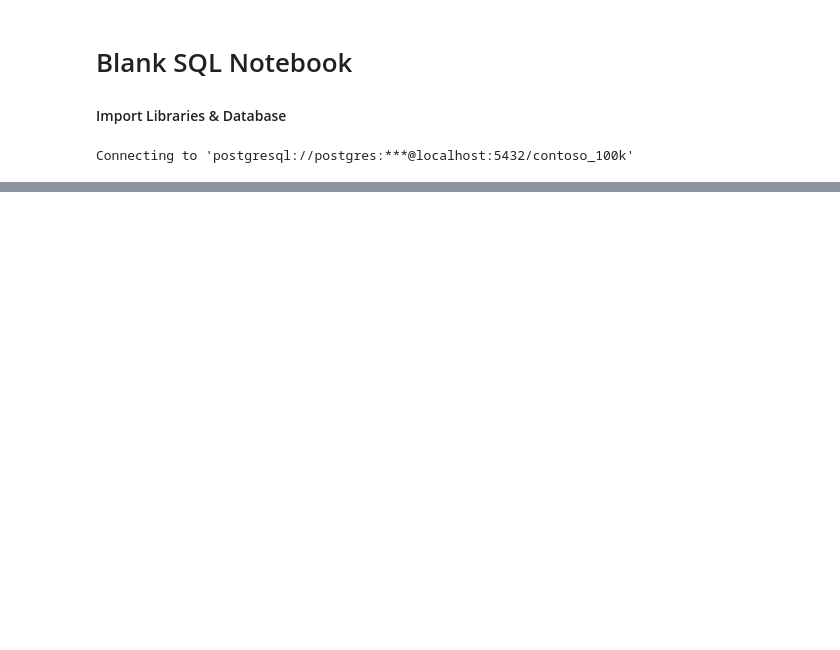
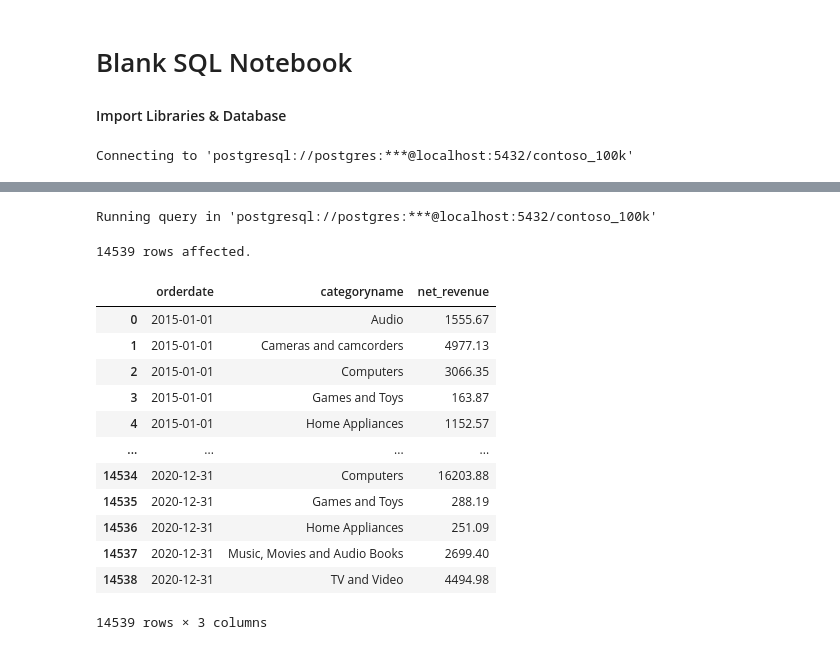
Before and after one commit to mose364/Hands_on_sql, a Jupyter notebook: Resources/Blank_SQL_Notebook.ipynb, the cells around one changed output, grey strips where cells are left out. Drawn from its saved outputs; the diff is of its cells as text; code cells hidden in the pictures; blank space fills up the shorter version.

```diff
--- a/Resources/Blank_SQL_Notebook.ipynb
+++ b/Resources/Blank_SQL_Notebook.ipynb
@@ -189,0 +144,25 @@ Running query in 'postgresql://postgres:***@localhost:5432/contoso_100k'
+# %%
+%%sql
+SELECT
+S.orderdate,P.categoryname,sum(quantity*netprice*exchangerate) Net_Revenue FROM SALES S
+LEFT JOIN PRODUCT P
+ON S.	productkey=P.	productkey
+where EXTRACT(YEAR FROM orderdate) <= EXTRACT(YEAR FROM CURRENT_DATE	)-5
+GROUP BY S.orderdate,P.categoryname
+ORDER BY S.orderdate,P.categoryname
+# %% [output]
+Running query in 'postgresql://postgres:***@localhost:5432/contoso_100k'
+14539 rows affected.
+|  | orderdate | categoryname | net_revenue |
+| 0 | 2015-01-01 | Audio | 1555.67 |
+| 1 | 2015-01-01 | Cameras and camcorders | 4977.13 |
+| 2 | 2015-01-01 | Computers | 3066.35 |
+| 3 | 2015-01-01 | Games and Toys | 163.87 |
+| 4 | 2015-01-01 | Home Appliances | 1152.57 |
+| ... | ... | ... | ... |
+| 14534 | 2020-12-31 | Computers | 16203.88 |
+| 14535 | 2020-12-31 | Games and Toys | 288.19 |
+| 14536 | 2020-12-31 | Home Appliances | 251.09 |
+| 14537 | 2020-12-31 | Music, Movies and Audio Books | 2699.40 |
+| 14538 | 2020-12-31 | TV and Video | 4494.98 |
+14539 rows × 3 columns
```
Also changed, not shown: parts of 16 cells of this notebook.
